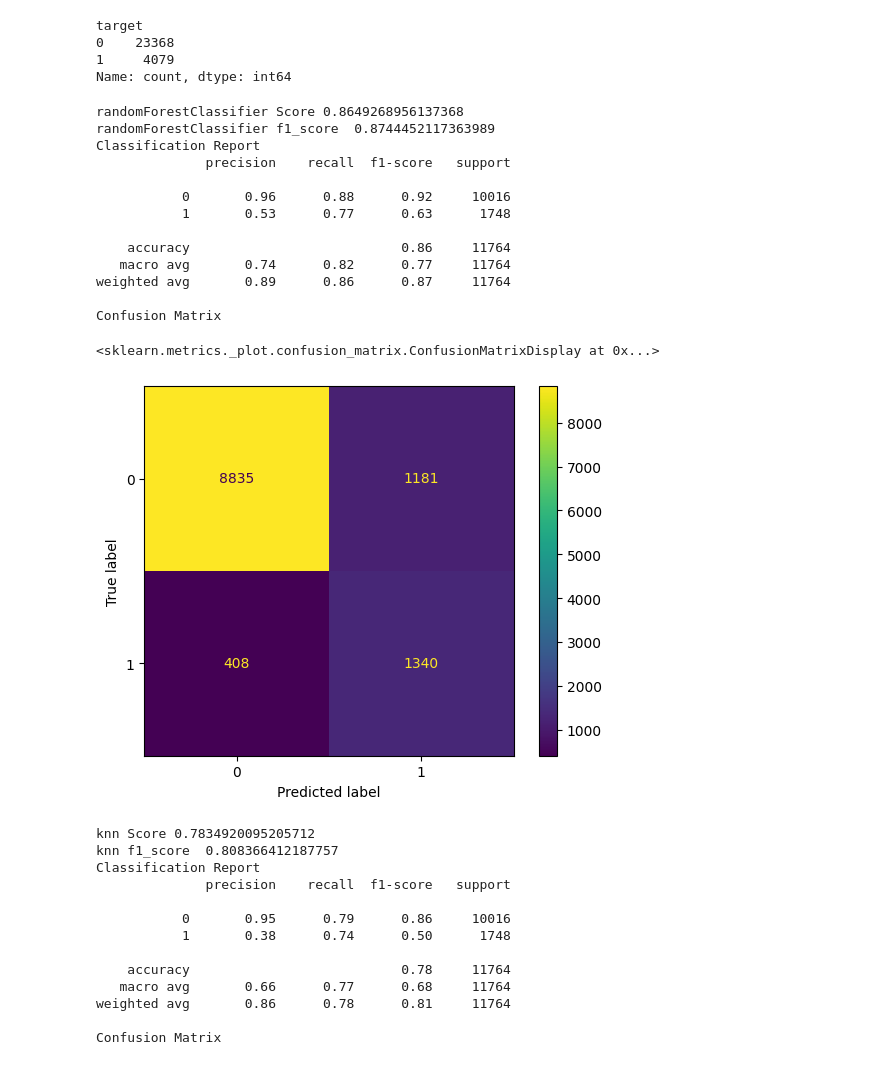
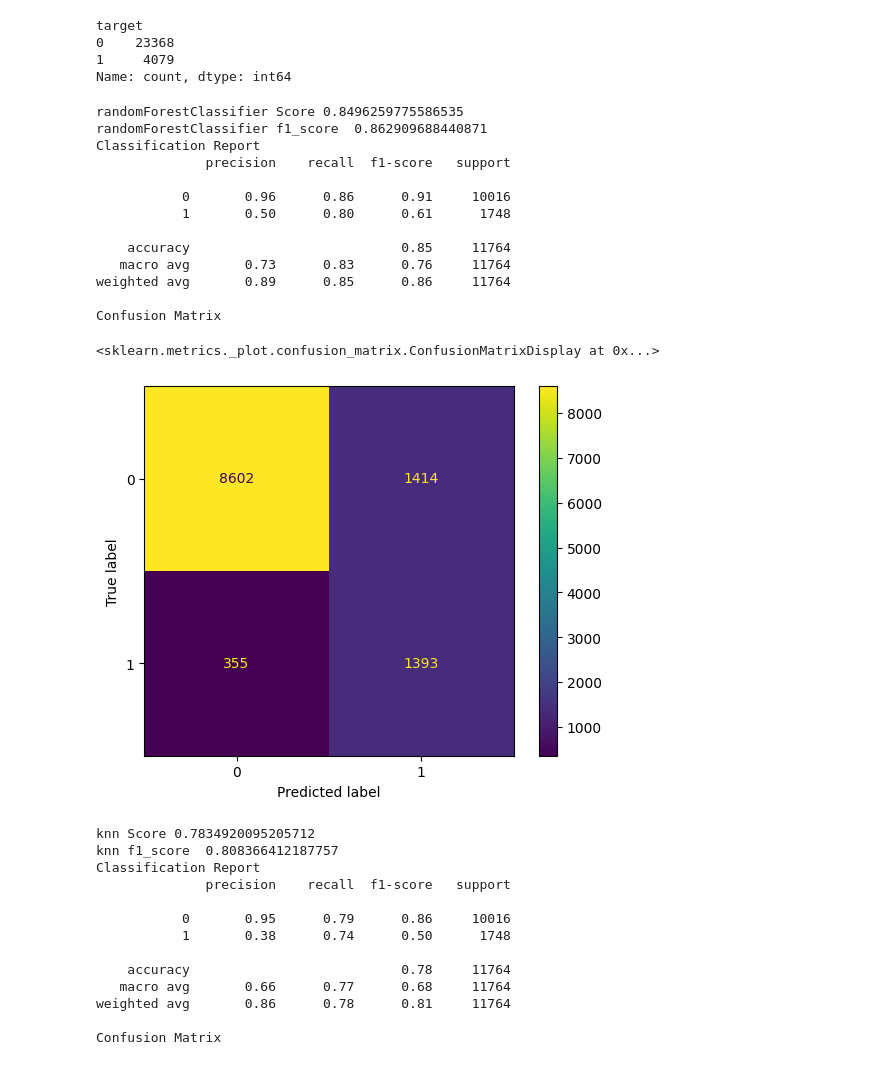
Before and after one commit to linisha04/Predict-the-Success-of-Bank-telemarketing, a Jupyter notebook: liniiiii.ipynb, the cells around one changed output. Cells and saved outputs as stored; diff of their text form; code cells hidden in the pictures.

Commit message:
Kaggle Notebook | 22f2000254-notebook-t32024 | 71-randomForestClassifier-pca

```diff
--- a/liniiiii.ipynb
+++ b/liniiiii.ipynb
@@ -989,42 +989,42 @@ from sklearn.ensemble import RandomForestClassifier
 from imblearn.pipeline import Pipeline
 
 # randomForestClassifier=Pipeline([('col_transformer',col_transformer),('randomForest',RandomForestClassifier(random_state=1))])
 rf=RandomForestClassifier(random_state=1 , n_estimators=200, max_depth=10,class_weight='balanced' , min_samples_split=3 , min_samples_leaf=3  , n_jobs=-1)
-randomForestClassifier=Pipeline([('col_transformer',col_transformer),('smote',smote)
+randomForestClassifier=Pipeline([('col_transformer',col_transformer),('pca' ,PCA())
                                  ,('randomForest',rf)])
 
 randomForestClassifier.fit(xtrain, ytrain)
 
 ypredicted_rf=randomForestClassifier.predict(xtest)
 
 print(   'randomForestClassifier Score'   ,  randomForestClassifier.score(xtest,ytest)  )
 
 
 print(   'randomForestClassifier f1_score '  ,     f1_score(ytest, ypredicted_rf  , average='weighted')    )
 
 print('Classification Report')
 
 print(classification_report(ytest ,ypredicted_rf))
 
 print('Confusion Matrix')
 
 ConfusionMatrixDisplay.from_estimator(randomForestClassifier,xtest,ytest)
 # %% [output]
-randomForestClassifier Score 0.8649268956137368
-randomForestClassifier f1_score  0.8744452117363989
+randomForestClassifier Score 0.8496259775586535
+randomForestClassifier f1_score  0.862909688440871
 Classification Report
               precision    recall  f1-score   support
 
-           0       0.96      0.88      0.92     10016
-           1       0.53      0.77      0.63      1748
+           0       0.96      0.86      0.91     10016
+           1       0.50      0.80      0.61      1748
 
-    accuracy                           0.86     11764
-   macro avg       0.74      0.82      0.77     11764
-weighted avg       0.89      0.86      0.87     11764
+    accuracy                           0.85     11764
+   macro avg       0.73      0.83      0.76     11764
+weighted avg       0.89      0.85      0.86     11764
 
 Confusion Matrix
 <sklearn.metrics._plot.confusion_matrix.ConfusionMatrixDisplay at 0x...>
-[figure, old version]
+[figure, new version]
 # %%
 # from sklearn.linear_model import LogisticRegression
 # # selection=random
```
